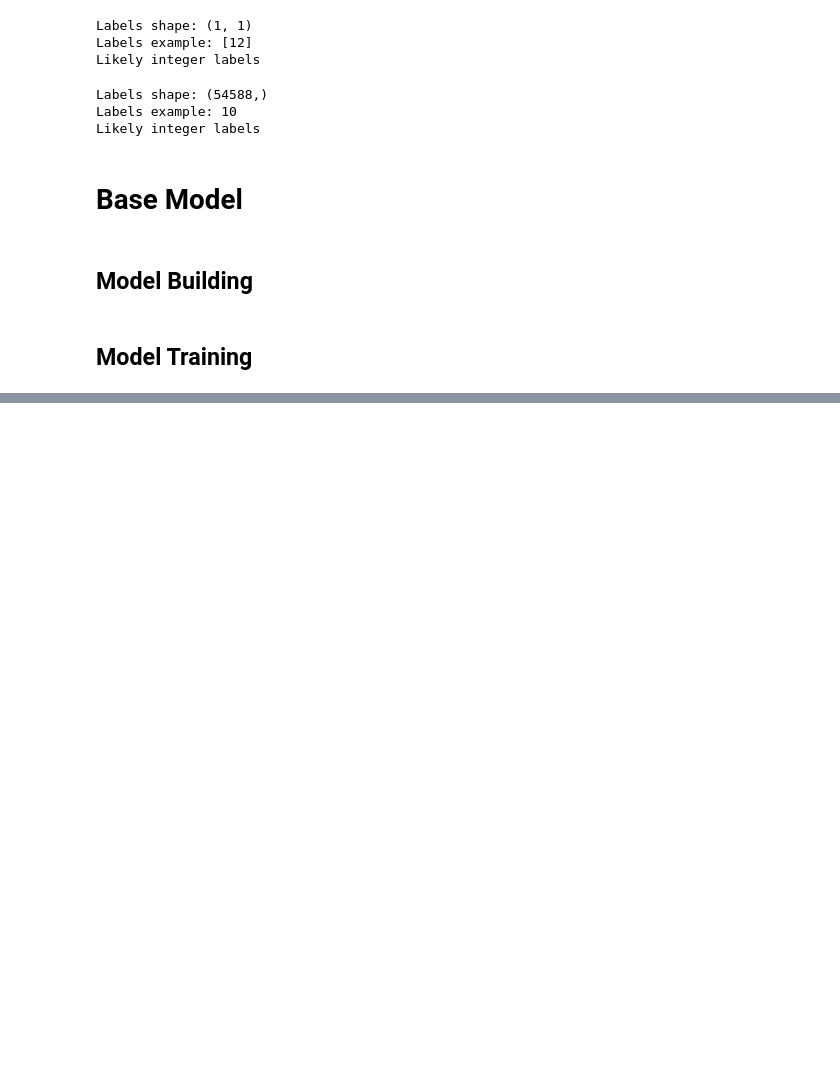
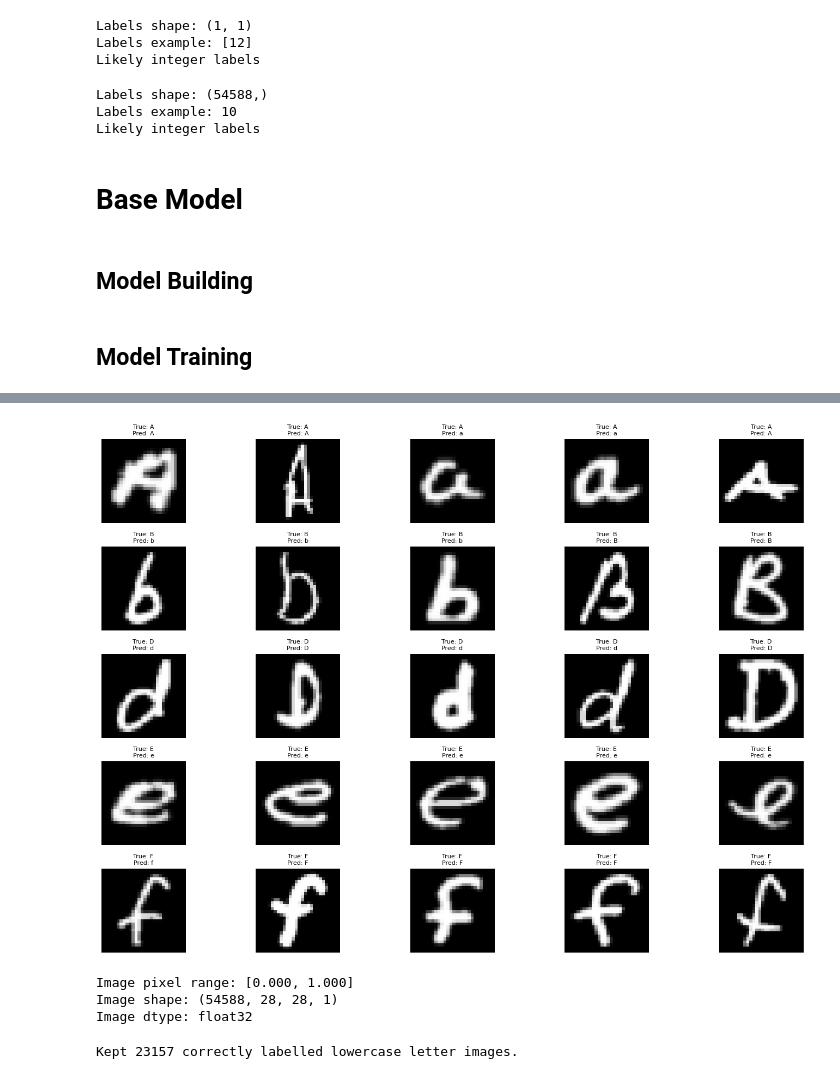
Before and after one commit to 4ndrrw/EMNIST-Letter-Generation-GAN, a Jupyter notebook: partA.ipynb, the cells around one changed output, grey strips where cells are left out. Cells and saved outputs as stored; diff of their text form; code cells hidden in the pictures; blank space fills up the shorter version.

```diff
--- a/partA.ipynb
+++ b/partA.ipynb
@@ -581,0 +489,20 @@ Number of samples correctly predicted lowercase: 0
+# %%
+# Rotate and flip the images to upright position
+from skimage.transform import rotate
+
+# Rotate 90 degrees clockwise (use -90 degrees)
+# Then mirror (flip) horizontally with np.fliplr
+rotated_images = np.array([
+    np.fliplr(rotate(img.squeeze(), -90, resize=False, mode='edge'))
+    for img in final_images
+])
+
+# Ensure final_images has the correct shape
+final_images = rotated_images[..., np.newaxis]
+
+# CRITICAL: Re-normalize to [0, 1] to match training data
+# The rotation operation may have changed the pixel range
+final_images = final_images.astype('float32')
+final_images = (final_images - final_images.min()) / (final_images.max() - final_images.min())
+
+print(f"After processing - pixel range: [{final_images.min():.3f}, {final_images.max():.3f}]")
@@ -581,0 +575,55 @@ Number of samples correctly predicted lowercase: 0
+# %%
+# Let's visualize some samples to check if the preprocessing is correct
+plt.figure(figsize=(15, 10))
+
+# Show first 5 samples of each class
+sample_classes = [1, 2, 4, 5, 6]  # A, B, D, E, F
+for i, class_label in enumerate(sample_classes):
+    class_indices = np.where(final_labels == class_label)[0][:5]
+
+    for j, idx in enumerate(class_indices):
+        plt.subplot(len(sample_classes), 5, i * 5 + j + 1)
+        plt.imshow(final_images[idx].squeeze(), cmap='gray')
+        true_char = csv_label_to_char(final_labels[idx])
+        pred_char = model_label_to_char(predicted_labels[idx])
+        plt.title(f'True: {true_char}\nPred: {pred_char}', fontsize=8)
+        plt.axis('off')
+
+plt.tight_layout()
+plt.show()
+
+# Let's also check the range of pixel values
+print(f"Image pixel range: [{final_images.min():.3f}, {final_images.max():.3f}]")
+print(f"Image shape: {final_images.shape}")
+print(f"Image dtype: {final_images.dtype}")
+# %% [output]
+[figure, added]
+Image pixel range: [0.000, 1.000]
+Image shape: (54588, 28, 28, 1)
+Image dtype: float32
+# %%
+# Only keep lowercase letters and remove mislabelled images
+
+# Lowercase letters in EMNIST: labels 1-26 (A-Z), but model output for lowercase is 26-51 (a-z)
+# We'll keep only samples where the model predicts a lowercase letter (26-51) and the ground truth is in 1-26
+
+# Get mask for lowercase predictions
+lowercase_pred_mask = (predicted_labels >= 26) & (predicted_labels <= 51)
+# Get mask for valid ground truth labels (1-26)
+valid_label_mask = (final_labels >= 1) & (final_labels <= 26)
+# Only keep samples where both are true and prediction matches ground truth (after mapping)
+# Map ground truth label to model's lowercase output (A=26, B=27, ..., Z=51)
+mapped_ground_truth = final_labels + 25
+correct_label_mask = predicted_labels == mapped_ground_truth
+
+# Combine all masks
+final_mask = lowercase_pred_mask & valid_label_mask & correct_label_mask
+
+# Filter images and labels
+lowercase_images = final_images[final_mask]
+lowercase_labels = final_labels[final_mask]
+lowercase_predicted_labels = predicted_labels[final_mask]
+
+print(f"Kept {len(lowercase_images)} correctly labelled lowercase letter images.")
+# %% [output]
+Kept 23157 correctly labelled lowercase letter images.
```
Also changed, not shown: parts of 24 cells of this notebook, 53 other files.
